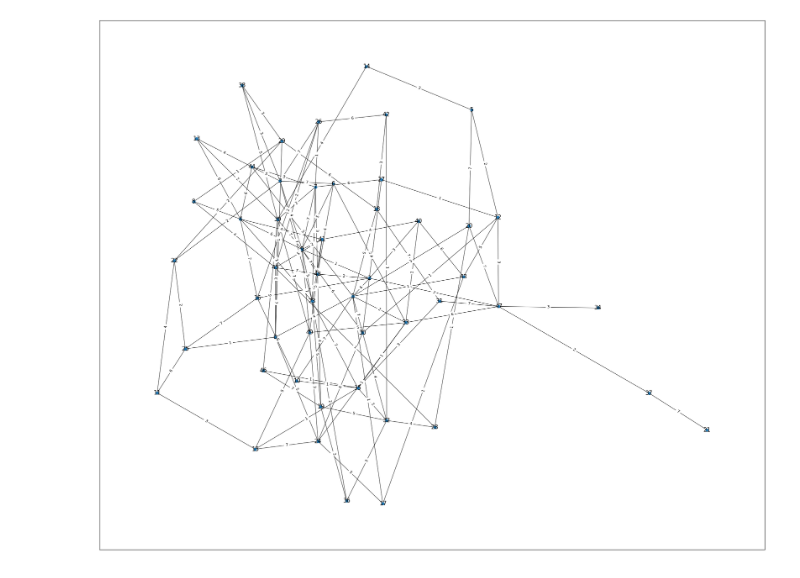
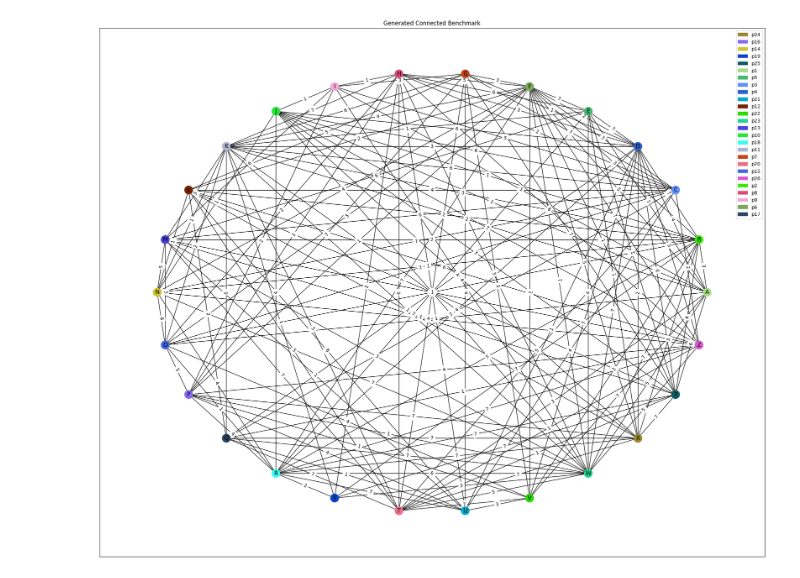
Before and after one commit to rohankalbag/vlsi-circuit-partitioning-algorithms, a Jupyter notebook: benchmark.ipynb, the cells around one changed output. Cells and saved outputs as stored; diff of their text form; code cells hidden in the pictures.

Commit message:
Created Benchmarker

```diff
--- a/benchmark.ipynb
+++ b/benchmark.ipynb
@@ -8,14 +112,11 @@ import networkx as nx
 import random
 
 
-def generate_benchmark(width=25, height=20, n=50, m=120, seed=20160):
-    #n is number of nodes and m is no of edges
-    plt.rcParams["figure.figsize"] = (25,20)
-    n = 50
-    m = 120
-    seed = 20160
+def generate_benchmark(n=26, seed=20160):
+    #n is number of nodes (n <= 26) as alphabets are used for naming
+    #seed is to generate a particular random configuration
     random.seed(seed)
-    G = nx.gnm_random_graph(n, m, seed=seed)
+    G = nx.erdos_renyi_graph(n, 0.5, seed=seed)
 
     for edge in G.edges():
         wt = random.randint(1,7)
@@ -30,3 +131,17 @@ def plot_benchmark(G, showedgewt = False):
         labels = nx.get_edge_attributes(G, 'weight')
         nx.draw_networkx_edge_labels(G, pos, edge_labels=labels, font_size=8)
     plt.show()
+
+def convert_to_our_graph(G):
+    hasher = lambda x : chr(list(G.nodes())[x] + 65)
+    graph = Graph()
+
+    for i in range(len(G.nodes())):
+        graph.addNode(hasher(i), f'p{i+1}')
+
+    for edge in G.edges():
+        graph.addEdge(hasher(edge[0]), hasher(edge[1]), G[edge[0]][edge[1]]['weight'])
+
+    return graph
+
+v = GraphVisualizer()
@@ -38,5 +148,8 @@ plot_benchmark(graph)
-# %%
-graph = generate_benchmark()
-plot_benchmark(graph, True)
-# %% [output]
-[figure, removed]
+# %%
+g = generate_benchmark()
+graph = convert_to_our_graph(g)
+
+v.addEdges(graph)
+v.visualize("Generated Connected Benchmark")
+# %% [output]
+[figure, added]
```
Also changed, not shown: parts of 4 cells of this notebook.
